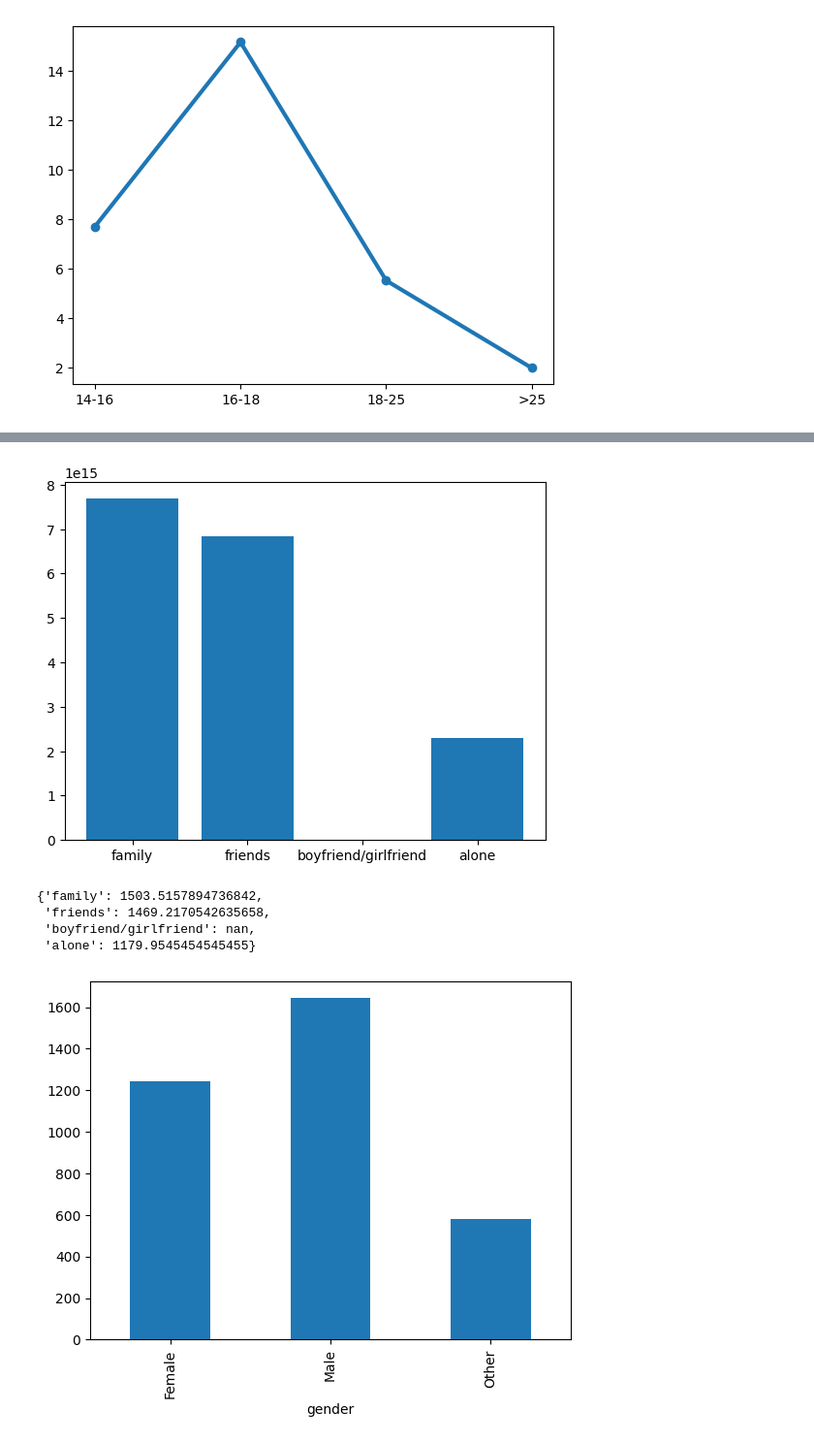
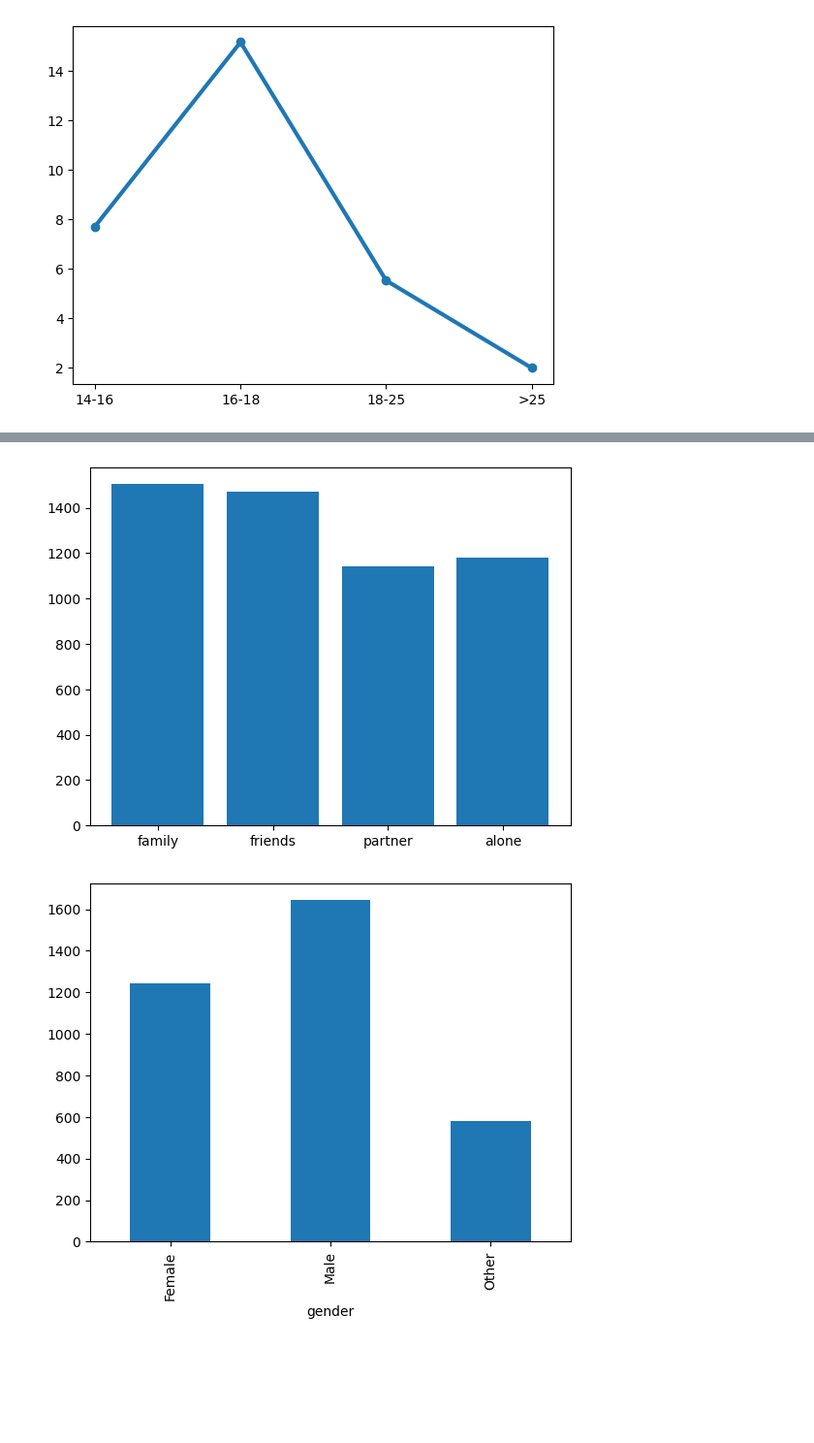
Before and after one commit to nic-obert/vacation-analysis, a Jupyter notebook: analyze.ipynb, the cells around one changed output, grey strips where cells are left out. Shown at 97% size. Cells and saved outputs as stored; diff of their text form; code cells hidden in the pictures; blank space fills up the shorter version.

```diff
--- a/analyze.ipynb
+++ b/analyze.ipynb
@@ -840,33 +904,38 @@ for transport in transports:
     unique_transports.update(transport)
 unique_transports = list(unique_transports)
 
-cost = [0] * len(unique_transports)
+cost_per_transport = [0] * len(unique_transports)
 
 for i, transport_type in enumerate(unique_transports):
     # Count the number of times each transport type is mentioned
     transport_count = transports.apply(lambda x: x.count(transport_type))
 
     # Get the cost if the transport type is mentioned
-    cost[i] = df[transport_count > 0]['cost'].mean()
+    cost_per_transport[i] = df[transport_count > 0]['cost'].mean()
 
 
 # Plot the average cost per transport type
 import matplotlib.pyplot as plt
 
 # Sort the activities by their cost
-cost, unique_transports = zip(*reversed(sorted(zip(cost, unique_transports))))
+cost_per_transport, unique_transports = zip(*reversed(sorted(zip(cost_per_transport, unique_transports))))
 
 # Keep only the top 5 activities
-cost_top_5 = cost[:5]
+cost_top_5 = cost_per_transport[:5]
 unique_activities_top_5 = unique_transports[:5]
 
 # Emphasize the difference between the activity types
-cost_top_5 = [c ** 5 for c in cost_top_5]
+cost_top_5 = [c ** 1 for c in cost_top_5]
 
 plt.bar(unique_activities_top_5, cost_top_5)
 plt.setp(plt.gca().get_xticklabels(), rotation=20, horizontalalignment='right')
 plt.show()
 
 
-dict(zip(unique_transports, cost))
+dict(zip(unique_transports, cost_per_transport))
+
+# Save the top 5 data to a csv file
+cost_per_transport = pd.DataFrame(zip(unique_activities_top_5, cost_top_5), columns=['transport', 'cost'])
+cost_per_transport.set_index('transport', inplace=True)
+cost_per_transport.to_csv('cost_per_transport_top_5.csv')
 # %% [output]
@@ -881,36 +943,45 @@ dict(zip(unique_transports, cost))
 # %%
 # Calculate average cost per company
 
 # Split the companies into a list
 companies = df['company'].apply(lambda x: x.split(';'))
 
-unique_companies = ['family', 'friends', 'boyfriend/girlfriend', 'alone']
-cost = [0, 0, 0, 0]
+unique_companies = ['family', 'friends', 'partner', 'alone']
+cost_per_company = [0, 0, 0, 0]
 counts = [0, 0, 0, 0]
 for i, company_type in enumerate(unique_companies):
     # Count the number of times each company type is mentioned
     company_count = companies.apply(lambda x: x.count(company_type))
 
     # Get the cost if the company type is mentioned
-    cost[i] = df[company_count > 0]['cost'].mean()
+    cost_per_company[i] = df[company_count > 0]['cost'].mean()
 
 
 # Plot the average cost per company type
 import matplotlib.pyplot as plt
 
-# Emphasize the difference between the company types
-cost_emphasized = [c ** 5 for c in cost]
-
-plt.bar(unique_companies, cost_emphasized)
+plt.bar(unique_companies, cost_per_company)
 plt.show()
 
-dict(zip(unique_companies, cost))
+dict(zip(unique_companies, cost_per_company))
+
+# Vacation with family is the most expensive, probably because of kids or because parents pay for their children
+
+# Vacation with friends is also expensive, probably because of the activities that are more expensive, buying food and drinks for everyone, accomodation...
+
+# Vacation with partner is the least expensive, probably because of the activities that are less expensive, buying food and drinks for 2 people, accomodation...
+# Often the partner pays for the vacation or the cost is shared.
+# People often like to just chill out with their partner and don't do many expensive activities.
+
+# People who spend their vacation alone spend little money, probably because they don't do much in terms of activities.
+# Plus, they only have to pay for themselves.
+
+# Save the data to a csv file
+cost_per_company = pd.DataFrame(zip(unique_companies, cost_per_company), columns=['company', 'cost'])
+cost_per_company.set_index('company', inplace=True)
+cost_per_company.to_csv('average_cost_per_company.csv')
 # %% [output]
-[figure, old version]
+[figure, new version]
-{'family': 1503.5157894736842,
- 'friends': 1469.2170542635658,
- 'boyfriend/girlfriend': nan,
- 'alone': 1179.9545454545455}
 # %%
 # Calculate average cost per gender
 
```
Also changed, not shown: parts of 17 cells of this notebook, 19 other files.
